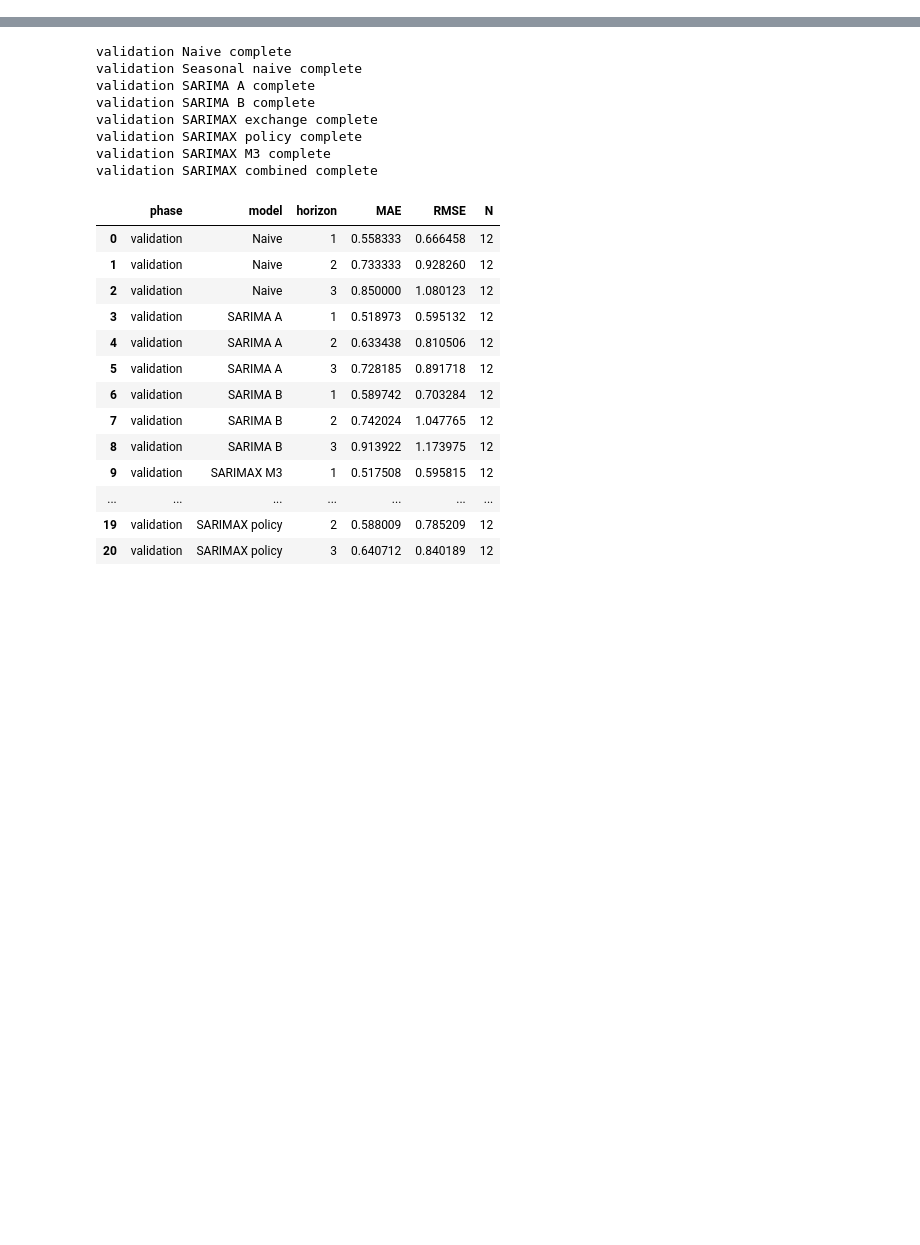
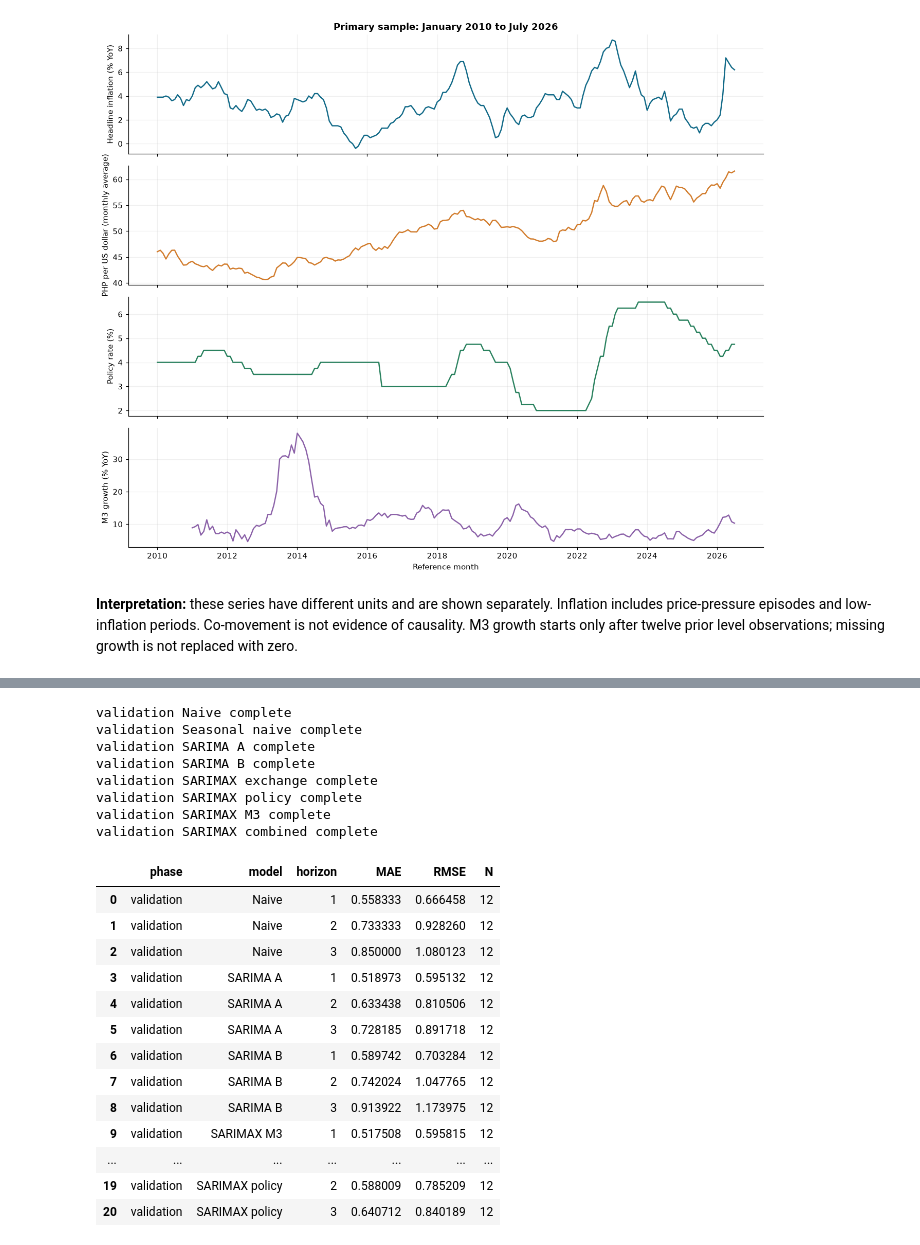
Before and after one commit to bonesbonesbonesbones/philippine_inflation_observatory, a Jupyter notebook: notebooks/02_model_development.ipynb, the cells around one changed output, grey strips where cells are left out. Saved outputs shown, nothing was run; the diff lists cells and outputs as text; code cells hidden in the pictures; blank space fills up the shorter version.

```diff
--- a/notebooks/02_model_development.ipynb
+++ b/notebooks/02_model_development.ipynb
@@ -42,0 +116,13 @@ The source data may contain later revisions. These controls do not establish his
+# %%
+fig,axes=plt.subplots(4,1,figsize=(12,10),sharex=True)
+for ax,col,title,color in zip(axes,['inflation','exchange_rate','policy_rate','m3_growth'],
+    ['Headline inflation (% YoY)','PHP per US dollar (monthly average)','Policy rate (%)','M3 growth (% YoY)'],COLORS):
+    ax.plot(data.index,data[col],color=color,lw=1.6)
+    ax.set_ylabel(title)
+axes[0].set_title('Primary sample: January 2010 to July 2026')
+axes[-1].set_xlabel('Reference month')
+show_plot(fig,'01_series_history')
+display(Markdown('**Interpretation:** these series have different units and are shown separately. Inflation includes price-pressure episodes and low-inflation periods. Co-movement is not evidence of causality. M3 growth starts only after twelve prior level observations; missing growth is not replaced with zero.'))
+# %% [output]
+[figure, added]
+**Interpretation:** these series have different units and are shown separately. Inflation includes price-pressure episodes and low-inflation periods. Co-movement is not evidence of causality. M3 growth starts only after twelve prior level observations; missing growth is not replaced with zero.
```
Also changed, not shown: parts of 34 cells of this notebook, 34 other files.
